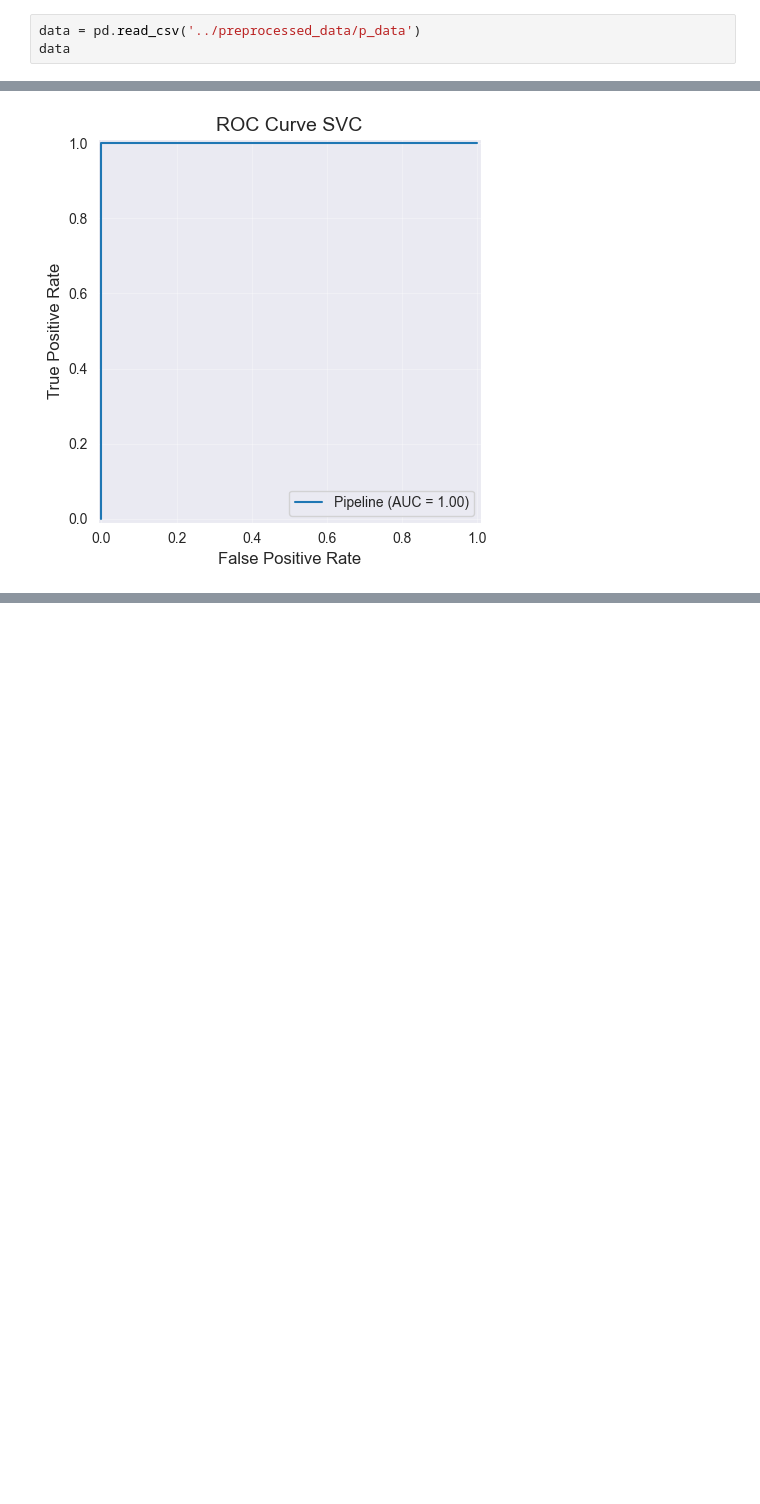
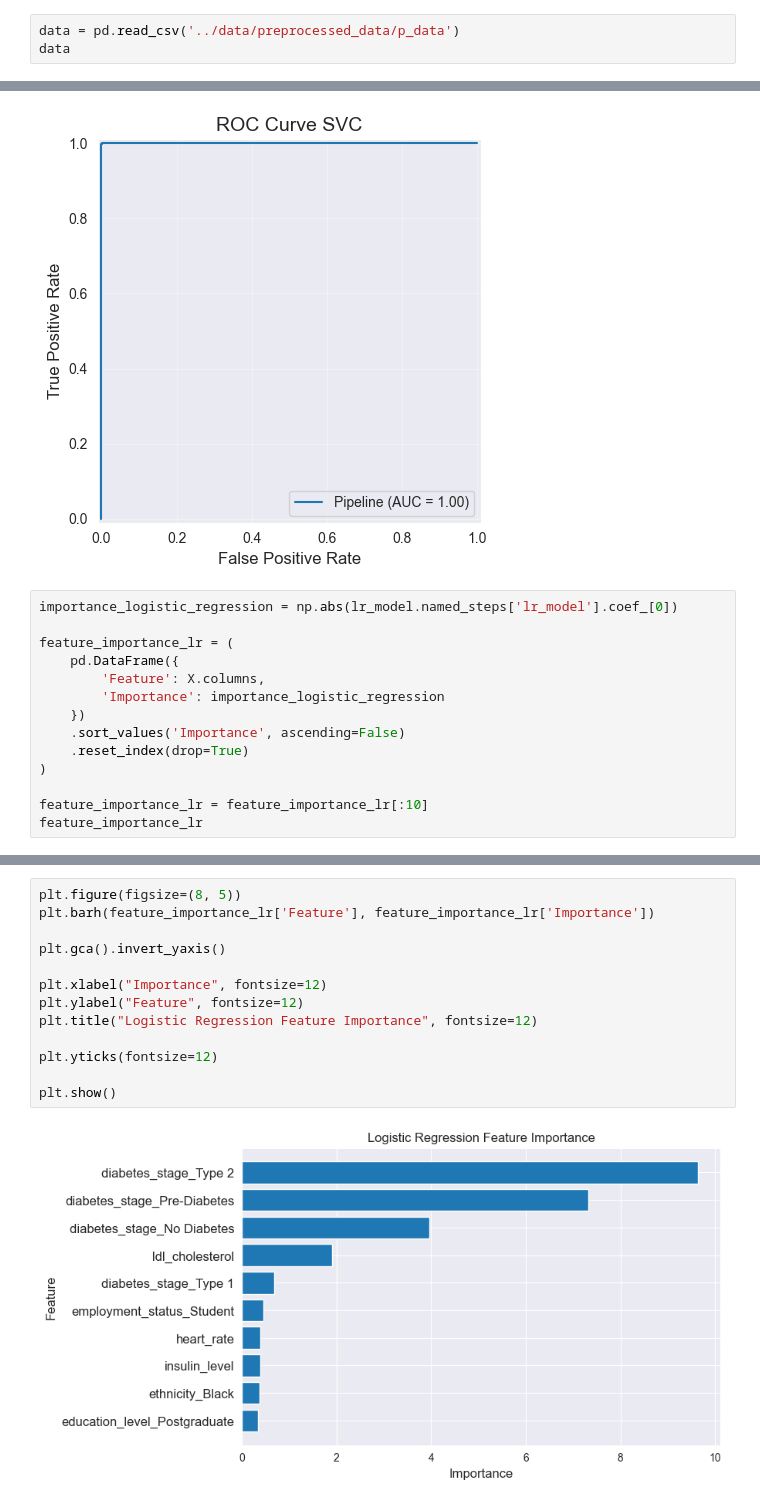
Before and after one commit to plamensve/diabets_health_indicators, a Jupyter notebook: notebooks/04_modeling.ipynb, the cells around one changed output, grey strips where cells are left out. Saved outputs shown, nothing was run; the diff lists cells and outputs as text; blank space fills up the shorter version.

```diff
--- a/notebooks/04_modeling.ipynb
+++ b/notebooks/04_modeling.ipynb
@@ -21,7 +29,7 @@ from sklearn.model_selection import GridSearchCV
 #Reports
 from sklearn.metrics import classification_report, confusion_matrix, roc_auc_score, RocCurveDisplay
 # %%
-data = pd.read_csv('../preprocessed_data/p_data')
+data = pd.read_csv('../data/preprocessed_data/p_data')
 data
 # %% [output]
 |  | age | gender | physical_activity_minutes_per_week | diet_score | sleep_hours_per_day | screen_time_hours_per_day | ... |
@@ -370,3 +448,17 @@ plt.show()
 # %% [output]
 <Figure size 700x600 with 0 Axes>
 [figure]
+# %%
+importance_logistic_regression = np.abs(lr_model.named_steps['lr_model'].coef_[0])
+
+feature_importance_lr = (
+    pd.DataFrame({
+        'Feature': X.columns,
+        'Importance': importance_logistic_regression
+    })
+    .sort_values('Importance', ascending=False)
+    .reset_index(drop=True)
+)
+
+feature_importance_lr = feature_importance_lr[:10]
+feature_importance_lr
@@ -372,0 +477,15 @@ plt.show()
+# %%
+plt.figure(figsize=(8, 5))
+plt.barh(feature_importance_lr['Feature'], feature_importance_lr['Importance'])
+
+plt.gca().invert_yaxis()
+
+plt.xlabel("Importance", fontsize=12)
+plt.ylabel("Feature", fontsize=12)
+plt.title("Logistic Regression Feature Importance", fontsize=12)
+
+plt.yticks(fontsize=12)
+
+plt.show()
+# %% [output]
+[figure, added]
```
Also changed, not shown: parts of 16 cells of this notebook, 11 other files.
